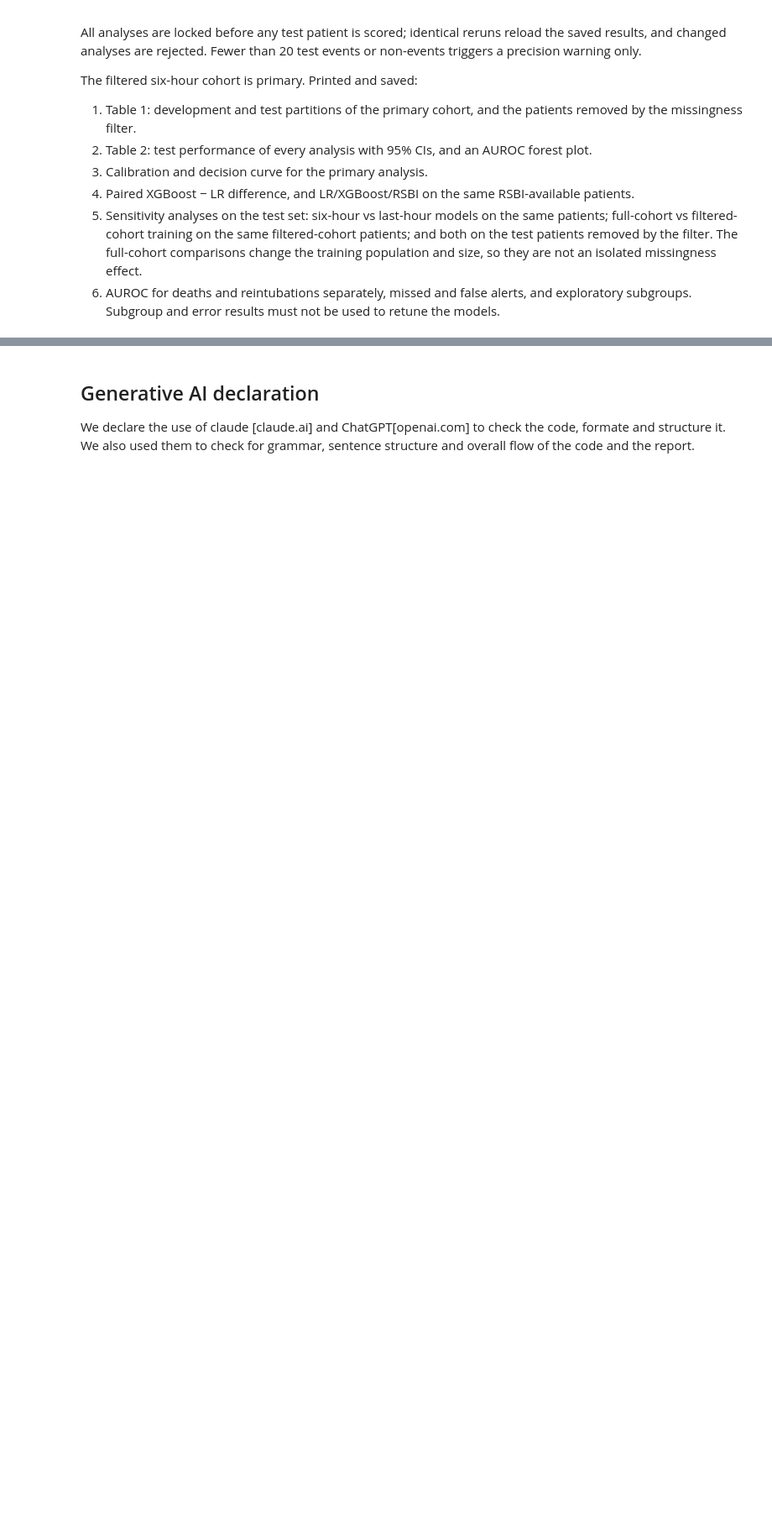
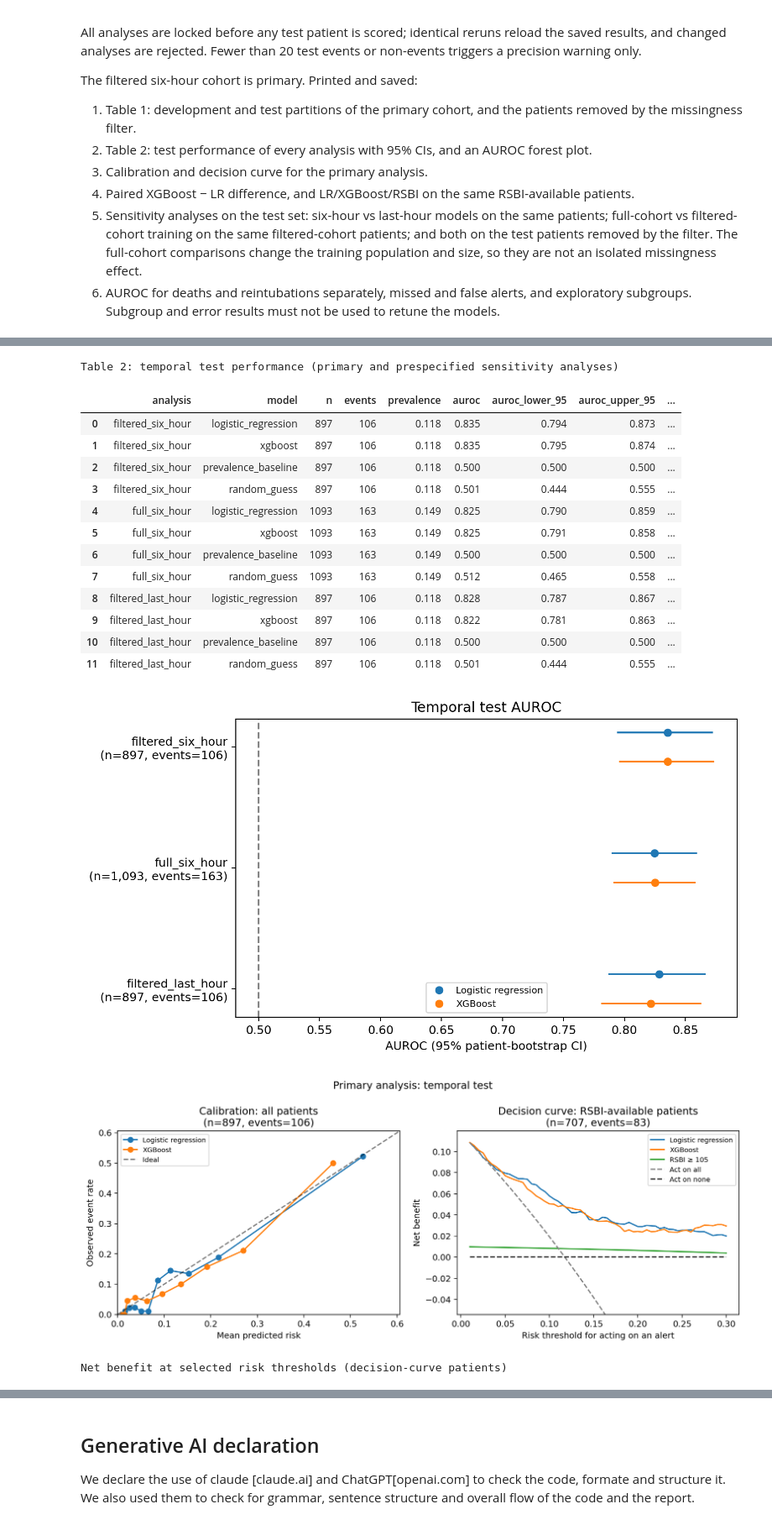
Before and after one commit to Xkpd/comp90089-ml-in-health-group-25, a Jupyter notebook: models/Model Training.ipynb, the cells around one changed output, grey strips where cells are left out. Shown at 84% size. Saved outputs shown, nothing was run; the diff lists cells and outputs as text; code cells hidden in the pictures; blank space fills up the shorter version.

```diff
--- a/models/Model Training.ipynb
+++ b/models/Model Training.ipynb
@@ -1449,19 +1430,20 @@ def final_evaluation(run):
     table.to_csv(out / "FINAL_test_metrics.csv", index=False)
     ci, differences = bootstrap_intervals(p, frozen["thresholds"], cfg)
     ci.to_csv(out / "FINAL_test_patient_bootstrap_CI.csv", index=False)
-    differences.to_csv(out / "FINAL_paired_difference_XGB_minus_LR_CI.csv", index=False)
-    outcome_component_auroc(p).to_csv(out / "FINAL_outcome_component_auroc.csv", index=False)
-    subgroup_metrics(p, frozen["thresholds"], cfg).to_csv(out / "FINAL_exploratory_subgroup_metrics.csv", index=False)
-
-    # Missed failures and false alerts at the frozen thresholds, split by outcome component.
-    errors = []
-    for name in MODEL_NAMES:
-        flagged = p[name] >= frozen["thresholds"][name]
-        for label, mask in [("missed failure (false negative)", p.y_true.eq(1) & ~flagged),
-                            ("false alert (false positive)", p.y_true.eq(0) & flagged)]:
-            errors.append({"model": name, "error": label, "patients": int(mask.sum()),
-                **{c: int(p.loc[mask, c].sum()) for c in OUTCOME_COMPONENTS if c in p}})
-    pd.DataFrame(errors).to_csv(out / "FINAL_error_summary.csv", index=False)
+    if cfg["analysis"] == "filtered_six_hour":
+        # Detailed tables for the primary analysis only; sensitivity analyses are compared in Section 9.
+        differences.to_csv(out / "FINAL_paired_difference_XGB_minus_LR_CI.csv", index=False)
+        outcome_component_auroc(p).to_csv(out / "FINAL_outcome_component_auroc.csv", index=False)
+        subgroup_metrics(p, frozen["thresholds"], cfg).to_csv(out / "FINAL_exploratory_subgroup_metrics.csv", index=False)
+        # Missed failures and false alerts at the frozen thresholds, split by outcome component.
+        errors = []
+        for name in MODEL_NAMES:
+            flagged = p[name] >= frozen["thresholds"][name]
+            for label, mask in [("missed failure (false negative)", p.y_true.eq(1) & ~flagged),
+                                ("false alert (false positive)", p.y_true.eq(0) & flagged)]:
+                errors.append({"model": name, "error": label, "patients": int(mask.sum()),
+                    **{c: int(p.loc[mask, c].sum()) for c in OUTCOME_COMPONENTS if c in p}})
+        pd.DataFrame(errors).to_csv(out / "FINAL_error_summary.csv", index=False)
     write_json(marker, {**marker_info, "status": "completed"})
 
 
@@ -1546,6 +1528,10 @@ display(Image(filename=str(SUITE_DIR / "FINAL_auroc_forest.png")))
 primary_test = test_predictions(runs["filtered_six_hour"])
 display(Image(filename=str(plot_calibration_and_utility(primary_test, CONFIG["decision_curve_max_threshold"],
     SUITE_DIR, "Primary analysis: temporal test"))))
+net_benefit_table = pd.read_csv(SUITE_DIR / "FINAL_decision_curve.csv").pivot(
+    index="threshold", columns="strategy", values="net_benefit")
+print("Net benefit at selected risk thresholds (decision-curve patients)")
+display(net_benefit_table.loc[net_benefit_table.index.isin([0.05, 0.1, 0.15, 0.2, 0.25, 0.3])].round(4))
 
 print("XGBoost minus LR, paired bootstrap (primary analysis)")
 display(pd.read_csv(primary_dir / "FINAL_paired_difference_XGB_minus_LR_CI.csv").round(3))
@@ -1568,0 +1575,17 @@ Development complete for all analyses. Real holdouts remain unscored.
+Table 2: temporal test performance (primary and prespecified sensitivity analyses)
+|  | analysis | model | n | events | prevalence | auroc | auroc_lower_95 | auroc_upper_95 | ... |
+| 0 | filtered_six_hour | logistic_regression | 897 | 106 | 0.118 | 0.835 | 0.794 | 0.873 | ... |
+| 1 | filtered_six_hour | xgboost | 897 | 106 | 0.118 | 0.835 | 0.795 | 0.874 | ... |
+| 2 | filtered_six_hour | prevalence_baseline | 897 | 106 | 0.118 | 0.500 | 0.500 | 0.500 | ... |
+| 3 | filtered_six_hour | random_guess | 897 | 106 | 0.118 | 0.501 | 0.444 | 0.555 | ... |
+| 4 | full_six_hour | logistic_regression | 1093 | 163 | 0.149 | 0.825 | 0.790 | 0.859 | ... |
+| 5 | full_six_hour | xgboost | 1093 | 163 | 0.149 | 0.825 | 0.791 | 0.858 | ... |
+| 6 | full_six_hour | prevalence_baseline | 1093 | 163 | 0.149 | 0.500 | 0.500 | 0.500 | ... |
+| 7 | full_six_hour | random_guess | 1093 | 163 | 0.149 | 0.512 | 0.465 | 0.558 | ... |
+| 8 | filtered_last_hour | logistic_regression | 897 | 106 | 0.118 | 0.828 | 0.787 | 0.867 | ... |
+| 9 | filtered_last_hour | xgboost | 897 | 106 | 0.118 | 0.822 | 0.781 | 0.863 | ... |
+| 10 | filtered_last_hour | prevalence_baseline | 897 | 106 | 0.118 | 0.500 | 0.500 | 0.500 | ... |
+| 11 | filtered_last_hour | random_guess | 897 | 106 | 0.118 | 0.501 | 0.444 | 0.555 | ... |
+[figure, added]
+[figure, added]
+Net benefit at selected risk thresholds (decision-curve patients)
```
Also changed, not shown: parts of 8 cells of this notebook, 41 other files.
